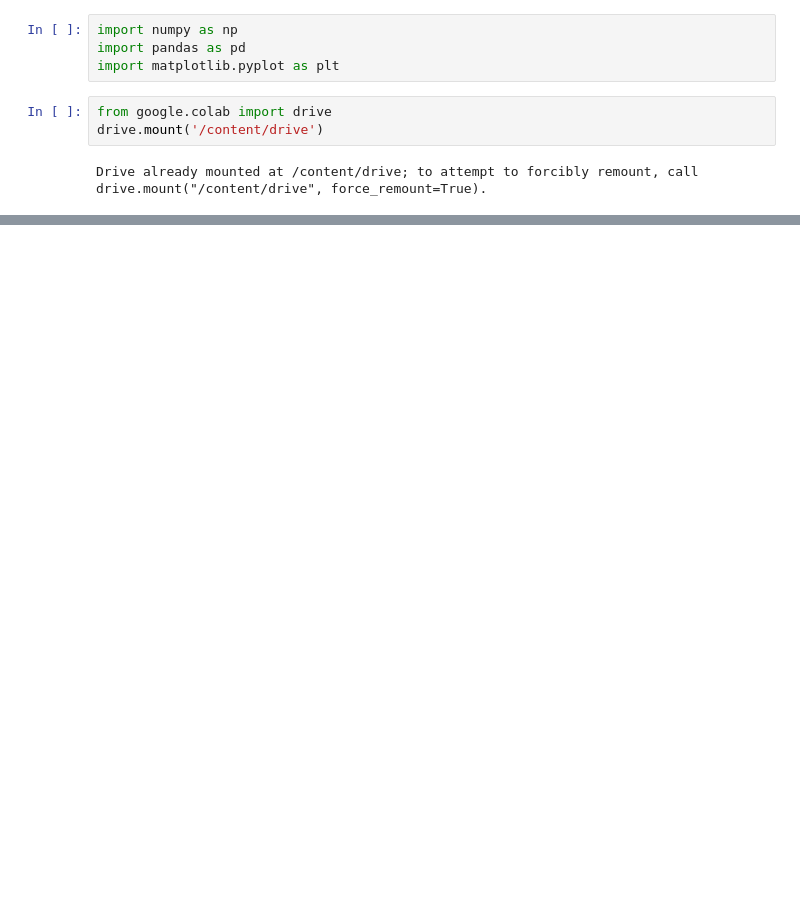
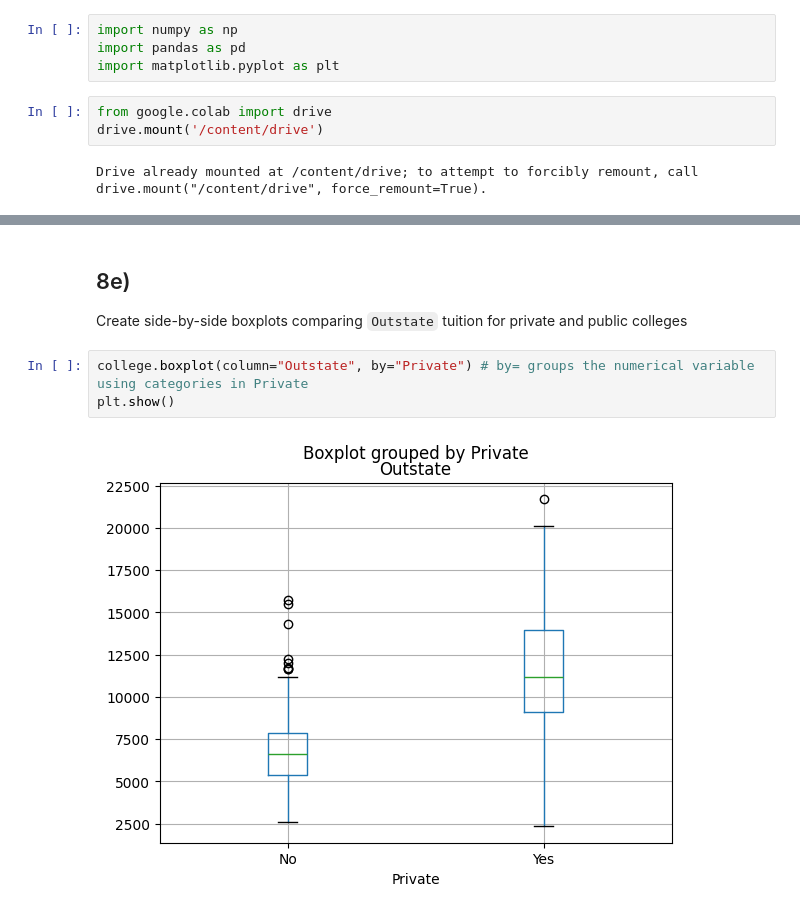
Before and after one commit to ashsiendo/DATA-201-Labs, a Jupyter notebook: Assignments/Week2_HW.ipynb, the cells around one changed output, grey strips where cells are left out. Cells and saved outputs as stored; diff of their text form; blank space fills up the shorter version.

```diff
--- a/Assignments/Week2_HW.ipynb
+++ b/Assignments/Week2_HW.ipynb
@@ -52,0 +96,9 @@ boston.head()
+# %% [markdown]
+## 8e)
+
+Create side-by-side boxplots comparing `Outstate` tuition for private and public colleges
+# %%
+college.boxplot(column="Outstate", by="Private") # by= groups the numerical variable using categories in Private
+plt.show()
+# %% [output]
+[figure, added]
```
Also changed, not shown: parts of 34 cells of this notebook.
